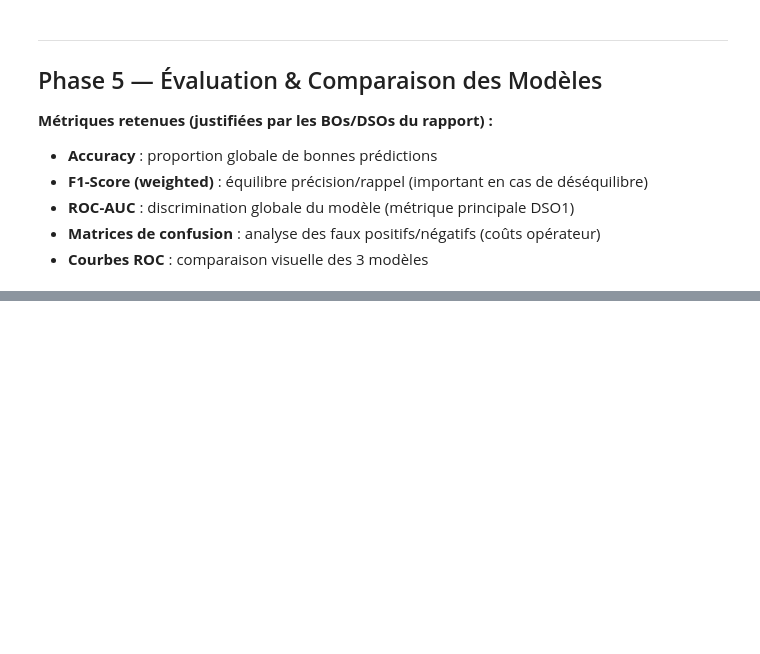
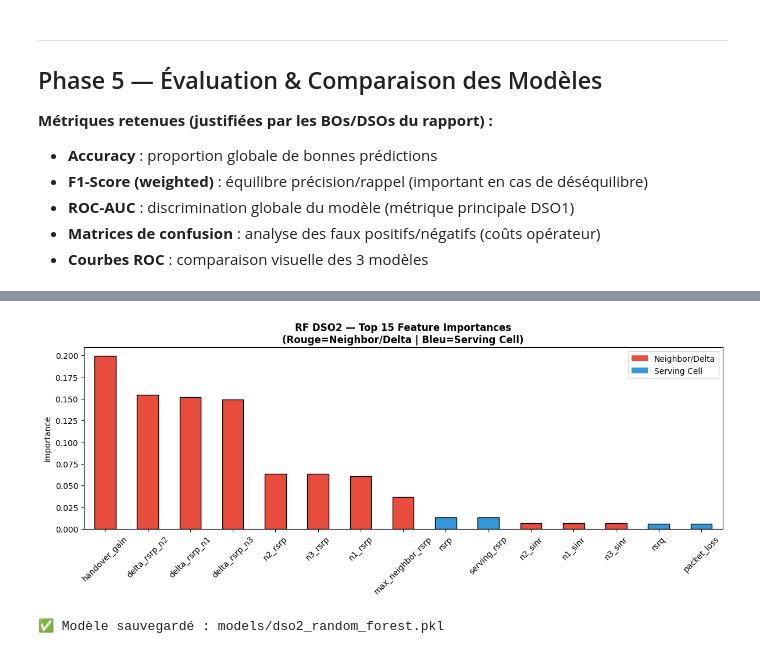
Before and after one commit to wiembenhassine/Esprit-PI-4DATA-2026-5G-Handover-Optimization, a Jupyter notebook: notebooks/5G_Handover_Pipeline_CRISP_DM (1).ipynb, the cells around one changed output, grey strips where cells are left out. Drawn from its saved outputs; the diff is of its cells as text; code cells hidden in the pictures; blank space fills up the shorter version.

```diff
--- a/notebooks/5G_Handover_Pipeline_CRISP_DM (1).ipynb
+++ b/notebooks/5G_Handover_Pipeline_CRISP_DM (1).ipynb
@@ -860,0 +1070,65 @@ RÉSUMÉ DES PERFORMANCES :
+# %%
+# ── DSO2-4.6 : Modèle 1 — Random Forest Multiclasse ────────────────────────
+#
+# POURQUOI Random Forest ici ?
+#   • Gère nativement la classification multiclasse (One-vs-Rest interne)
+#   • Fournit predict_proba() → nécessaire pour calculer la Top-3 Accuracy
+#   • Feature importance : révèle quels delta_rsrp influencent la recommandation
+#
+# HYPERPARAMÈTRES :
+#   n_estimators=150      : plus que DSO1 (multiclasse = espace décisionnel plus complexe)
+#   max_depth=15          : profondeur accrue pour discriminer 4 cellules
+#   class_weight='balanced' : compense les déséquilibres entre cellules
+
+print('=' * 60)
+print('🌲 DSO2 — Modèle 1 : Random Forest Multiclasse')
+print('=' * 60)
+
+rf_dso2 = RandomForestClassifier(
+    n_estimators=150,
+    max_depth=15,
+    min_samples_split=8,
+    class_weight='balanced',
+    random_state=42,
+    n_jobs=-1
+)
+rf_dso2.fit(X_train_d2, y_train_d2)
+
+y_pred_rf_d2  = rf_dso2.predict(X_test_d2)
+y_proba_rf_d2 = rf_dso2.predict_proba(X_test_d2)
+
+# Métriques DSO2
+top1_rf_d2 = accuracy_score(y_test_d2, y_pred_rf_d2)
+top3_idx_rf = np.argsort(y_proba_rf_d2, axis=1)[:, -3:]
+top3_rf_d2  = np.mean([y_test_d2.values[i] in top3_idx_rf[i] for i in range(len(y_test_d2))])
+f1_macro_rf_d2  = f1_score(y_test_d2, y_pred_rf_d2, average='macro')
+f1_weight_rf_d2 = f1_score(y_test_d2, y_pred_rf_d2, average='weighted')
+
+print(f'  Top-1 Accuracy : {top1_rf_d2:.4f} ({top1_rf_d2*100:.2f}%)')
+print(f'  Top-3 Accuracy : {top3_rf_d2:.4f} ({top3_rf_d2*100:.2f}%)')
+print(f'  F1-Score Macro    : {f1_macro_rf_d2:.4f}')
+print(f'  F1-Score Weighted : {f1_weight_rf_d2:.4f}')
+print()
+print(classification_report(y_test_d2, y_pred_rf_d2, target_names=cell_encoder.classes_))
+
+# Feature Importance DSO2
+fi_dso2 = pd.Series(rf_dso2.feature_importances_, index=DSO2_FEATURES).sort_values(ascending=False)
+top_n = 15
+colors_fi = ['#e74c3c' if ('delta' in f or 'neighbor' in f or f.startswith('n') or f == 'handover_gain')
+             else '#3498db' for f in fi_dso2.head(top_n).index]
+
+fig, ax = plt.subplots(figsize=(12, 5))
+fi_dso2.head(top_n).plot(kind='bar', color=colors_fi, ax=ax, edgecolor='black')
+ax.set_title(f'RF DSO2 — Top {top_n} Feature Importances\n(Rouge=Neighbor/Delta | Bleu=Serving Cell)',
+             fontweight='bold')
+ax.set_ylabel('Importance')
+ax.tick_params(axis='x', rotation=45)
+from matplotlib.patches import Patch
+ax.legend(handles=[Patch(facecolor='#e74c3c', label='Neighbor/Delta'), Patch(facecolor='#3498db', label='Serving Cell')])
+plt.tight_layout()
+plt.savefig('results/dso2_rf_feature_importance.png', dpi=150, bbox_inches='tight')
+plt.show()
+
+joblib.dump(rf_dso2, 'models/dso2_random_forest.pkl')
+print('✅ Modèle sauvegardé : models/dso2_random_forest.pkl')
+# %% [output]
@@ -860,0 +1153,2 @@ RÉSUMÉ DES PERFORMANCES :
+[figure, added]
+✅ Modèle sauvegardé : models/dso2_random_forest.pkl
```
Also changed, not shown: parts of 19 cells of this notebook.
